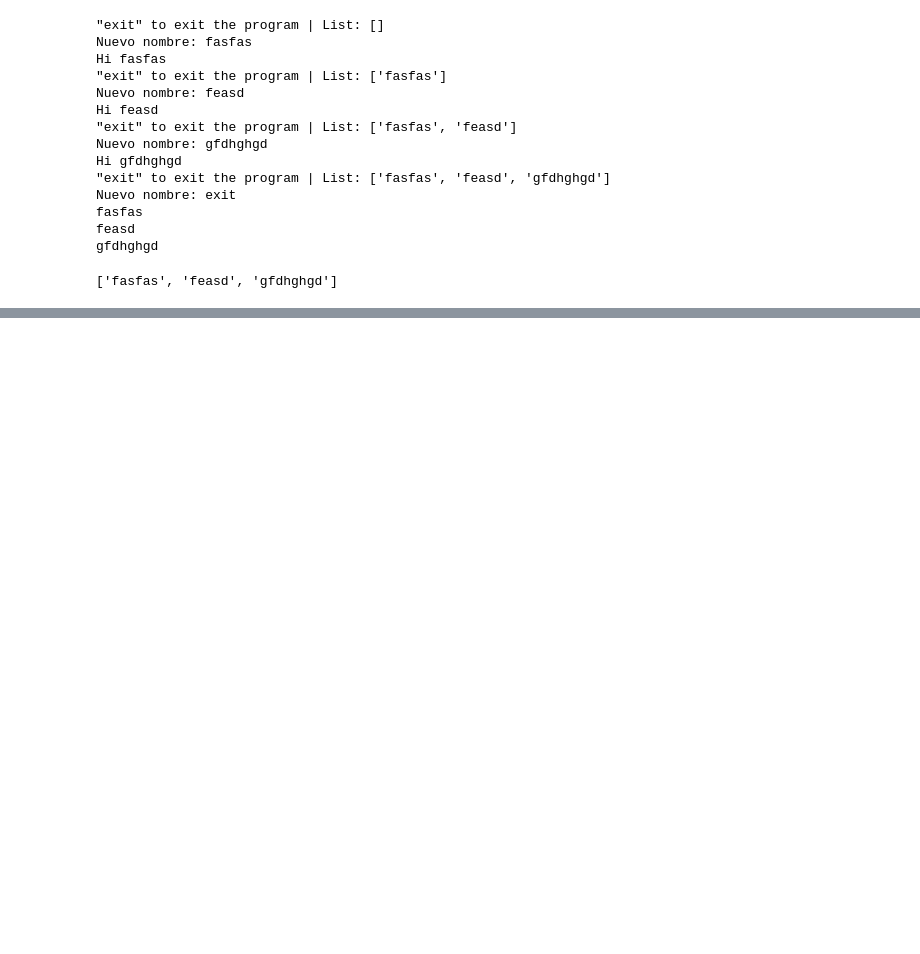
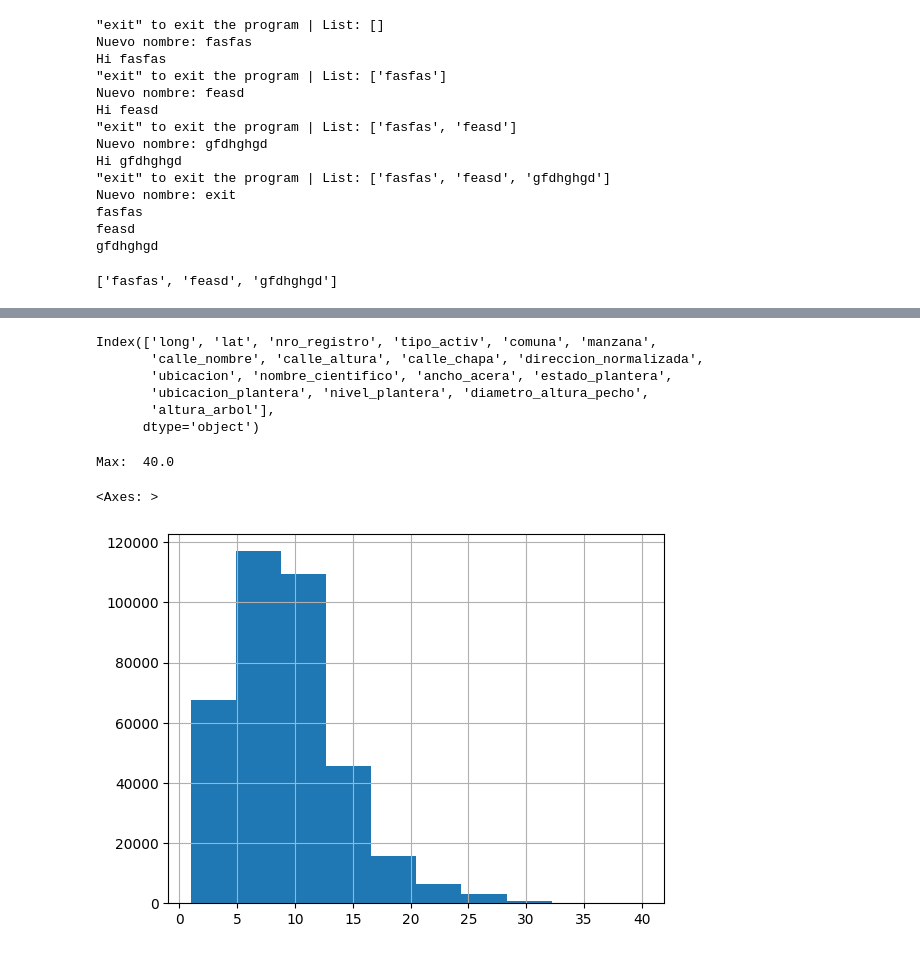
Before and after one commit to IonatanPerez/Aprender_Programando_2023, a Jupyter notebook: Compartido/PorrasFederico/FP.ipynb, the cells around one changed output, grey strips where cells are left out. Cells and saved outputs as stored; diff of their text form; code cells hidden in the pictures; blank space fills up the shorter version.

```diff
--- a/Compartido/PorrasFederico/FP.ipynb
+++ b/Compartido/PorrasFederico/FP.ipynb
@@ -96,0 +229,20 @@ gfdhghgd
+# %%
+arboladoData.columns
+# %% [output]
+Index(['long', 'lat', 'nro_registro', 'tipo_activ', 'comuna', 'manzana',
+       'calle_nombre', 'calle_altura', 'calle_chapa', 'direccion_normalizada',
+       'ubicacion', 'nombre_cientifico', 'ancho_acera', 'estado_plantera',
+       'ubicacion_plantera', 'nivel_plantera', 'diametro_altura_pecho',
+       'altura_arbol'],
+      dtype='object')
+# %%
+print(
+  "Max: ", arboladoData["altura_arbol"].max(),
+  #"Average:", arboladoData["altura_arbol"].average()
+)
+
+arboladoData["altura_arbol"].hist()
+# %% [output]
+Max:  40.0
+<Axes: >
+[figure, added]
```
Also changed, not shown: parts of 14 cells of this notebook, 50 other files.
